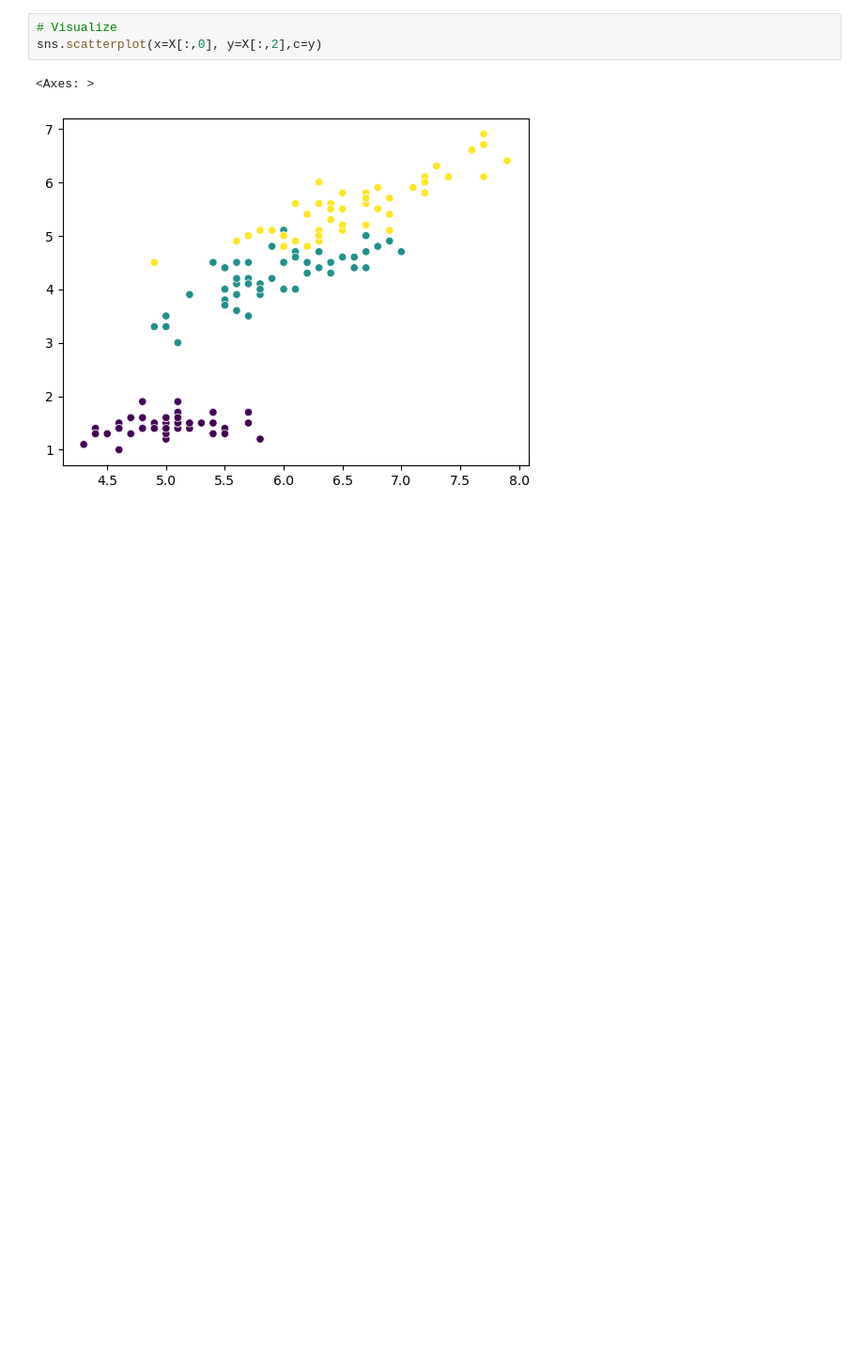
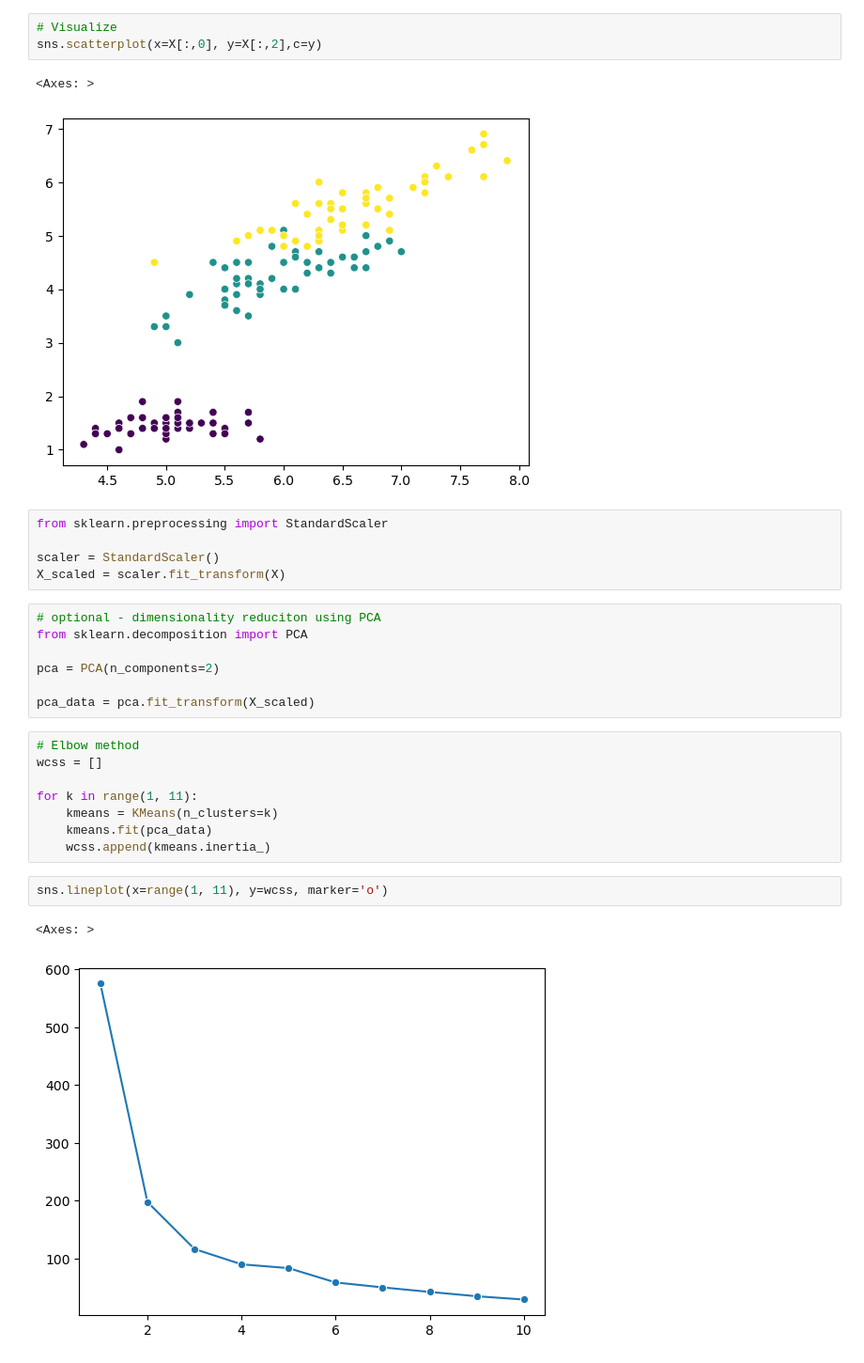
Before and after one commit to Prithvikatkar17/AIML, a Jupyter notebook: 13_Unsuppervised_ml/02_kmeans_for_iris.ipynb, the cells around one changed output. Shown at 94% size. Saved outputs shown, nothing was run; the diff lists cells and outputs as text; blank space fills up the shorter version.

Commit message:
done with elbow method

```diff
--- a/13_Unsuppervised_ml/02_kmeans_for_iris.ipynb
+++ b/13_Unsuppervised_ml/02_kmeans_for_iris.ipynb
@@ -18,3 +18,28 @@ sns.scatterplot(x=X[:,0], y=X[:,2],c=y)
 # %% [output]
 <Axes: >
 [figure]
+# %%
+from sklearn.preprocessing import StandardScaler
+
+scaler = StandardScaler()
+X_scaled = scaler.fit_transform(X)
+# %%
+# optional - dimensionality reduciton using PCA
+from sklearn.decomposition import PCA
+
+pca = PCA(n_components=2)
+
+pca_data = pca.fit_transform(X_scaled)
+# %%
+# Elbow method
+wcss = []
+
+for k in range(1, 11):
+    kmeans = KMeans(n_clusters=k)
+    kmeans.fit(pca_data)
+    wcss.append(kmeans.inertia_)
+# %%
+sns.lineplot(x=range(1, 11), y=wcss, marker='o')
+# %% [output]
+<Axes: >
+[figure, added]
```
